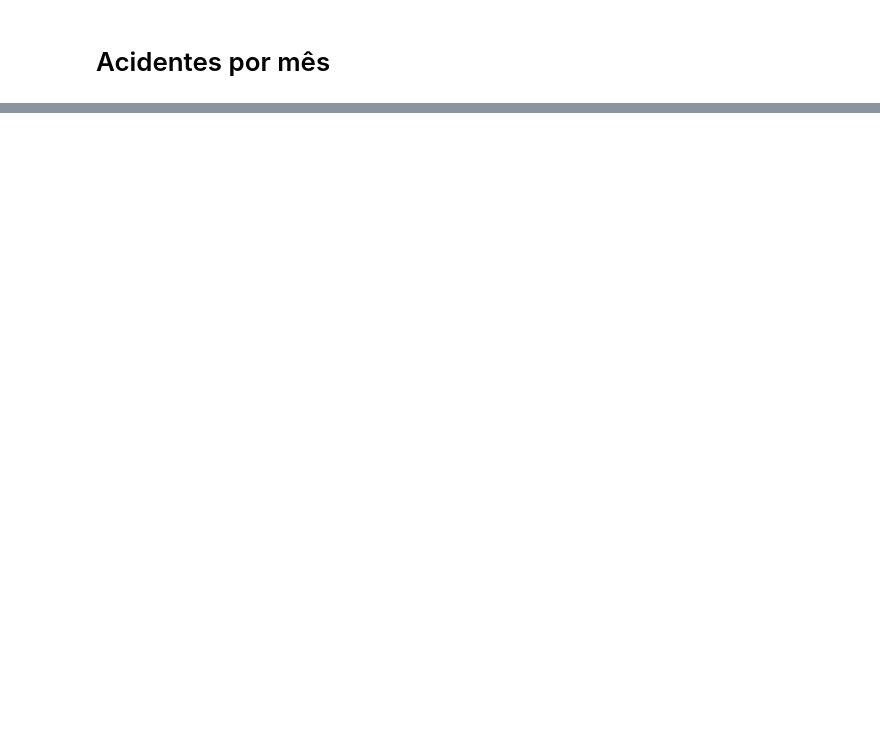
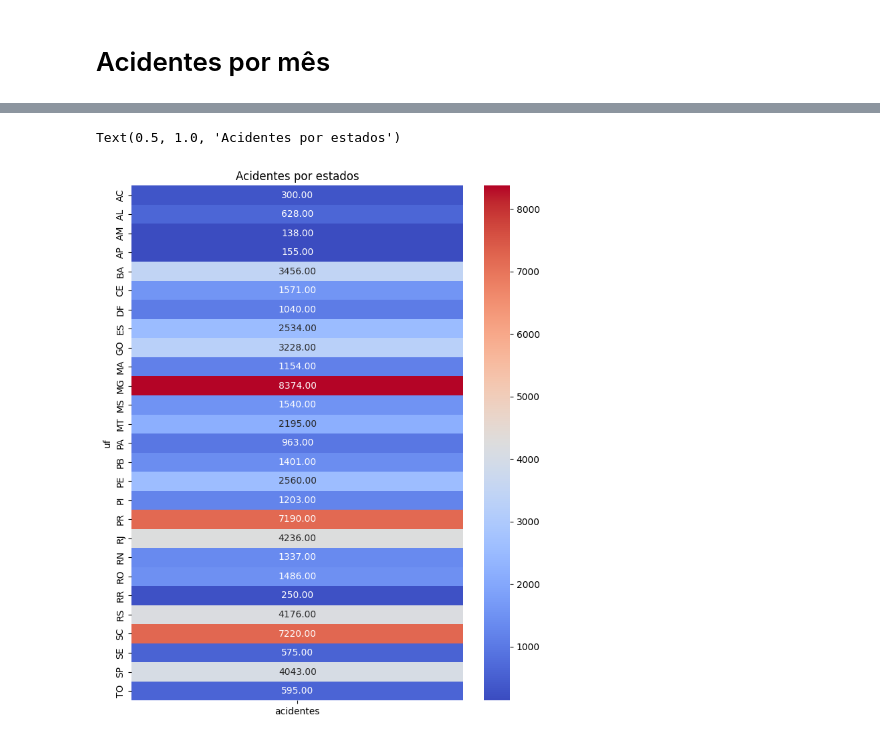
Before and after one commit to raphapx/Projetinho_acidentes_nasBrs, a Jupyter notebook: acidentes rodovias.ipynb, the cells around one changed output, grey strips where cells are left out. Drawn from its saved outputs; the diff is of its cells as text; code cells hidden in the pictures; blank space fills up the shorter version.

```diff
--- a/acidentes rodovias.ipynb
+++ b/acidentes rodovias.ipynb
@@ -142,0 +180,8 @@ data.groupby(['mes']).size().reset_index(name='contagem')
+# %%
+pivot_acidentes_estado = acidentes_estado.pivot_table(values='acidentes', index='uf')
+plt.figure(figsize=(8, 10))
+heatmap_estados = sns.heatmap(pivot_acidentes_estado, annot=True, fmt='.2f', cmap='coolwarm')
+heatmap_estados.set_title('Acidentes por estados')
+# %% [output]
+Text(0.5, 1.0, 'Acidentes por estados')
+[figure, added]
```
Also changed, not shown: parts of 13 cells of this notebook.
